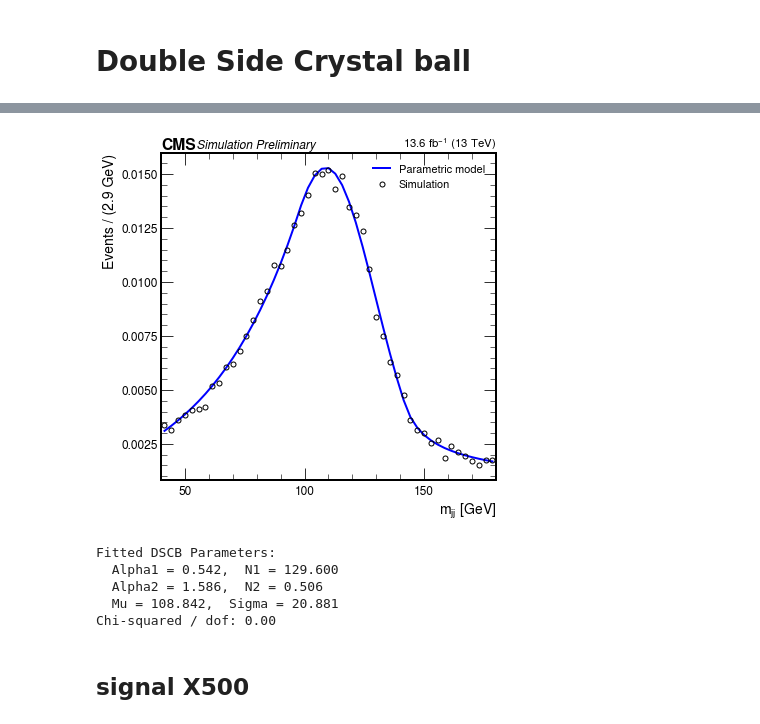
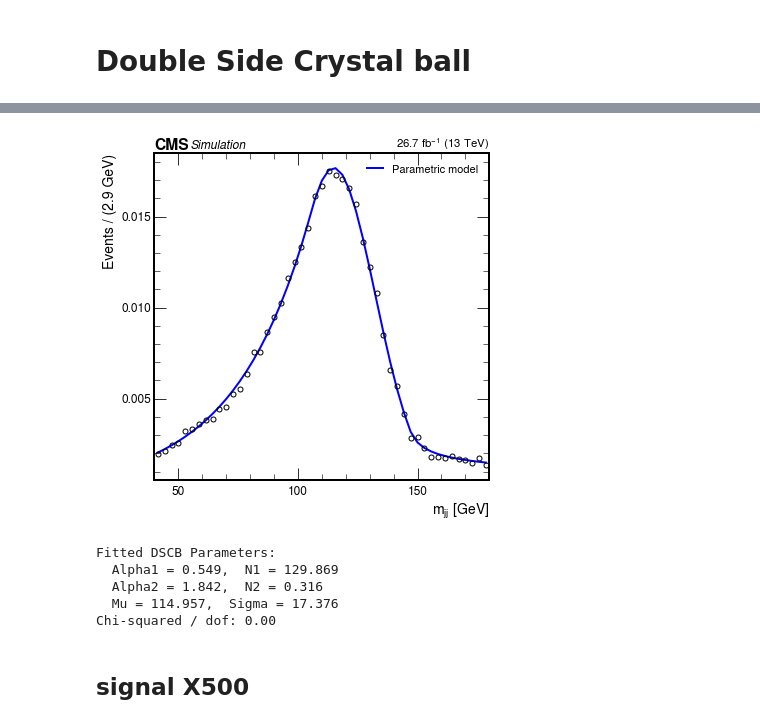
Before and after one commit to tiwariPC/hhbbgg_AwkwardAnalyzer, a Jupyter notebook: stats_study/notebook_signal_fitting/signal_mass_fitting_final.ipynb, the cells around one changed output, grey strips where cells are left out. Drawn from its saved outputs; the diff is of its cells as text; code cells hidden in the pictures.

```diff
--- a/stats_study/notebook_signal_fitting/signal_mass_fitting_final.ipynb
+++ b/stats_study/notebook_signal_fitting/signal_mass_fitting_final.ipynb
@@ -836,14 +836,14 @@ chi2_dscb = chi2_val / dof if dof > 0 else 0  # Avoid division by zero
 plt.figure(figsize=(6, 6))
 
 # Plot simulation points (black circles)
-plt.errorbar(bin_centers, hist_vals, fmt="o", color="black", markersize=5, label="Simulation",markerfacecolor='none')
+plt.errorbar(bin_centers, hist_vals, fmt="o", color="black", markersize=5, label="",markerfacecolor='none')
 
 # Plot the parametric model (smooth blue curve)
 plt.plot(bin_centers, fitted_dscb, "b-", linewidth=2, label="Parametric model")
 
 # Apply CMS Label
 # Apply CMS Label with "Preliminary"
-hep.cms.label(data=False, lumi=13.6, loc=0, fontsize=12, label="Preliminary")
+hep.cms.label(data=False, lumi=26.7, loc=0, fontsize=12, label="")
 
 # Labels
 plt.xlabel(r"$m_{jj}$ [GeV]", fontsize=14)
@@ -857,40 +857,40 @@ plt.xticks(fontsize=12)
 plt.yticks(fontsize=12)
 plt.xlim(mass_min, mass_max)
 
 # # Add fit parameters to the plot
 # param_text = (
 #     rf"$\alpha_1 = {params_dscb[0]:.2f}$" + "\n" +
 #     rf"$n_1 = {params_dscb[1]:.2f}$" + "\n" +
 #     rf"$\alpha_2 = {params_dscb[2]:.2f}$" + "\n" +
 #     rf"$n_2 = {params_dscb[3]:.2f}$" + "\n" +
 #     rf"$\mu = {params_dscb[4]:.2f}$ GeV" + "\n" +
 #     rf"$\sigma = {params_dscb[5]:.2f}$ GeV" + "\n" +
 #     rf"$\chi^2/\mathrm{{dof}} = {chi2_dscb:.2f}$"
 # )
 
 # # Place the text in the upper left
 # plt.text(0.05, 0.75, param_text, transform=plt.gca().transAxes,
 #          fontsize=12, verticalalignment='top', horizontalalignment = 'right',
 #          bbox=dict(boxstyle="round,pad=0.3",
 #                    edgecolor="black", facecolor="white"))
 
 output_dir = "/afs/cern.ch/user/s/sraj/sraj/www/CUA/HH-bbgg/stat_study/"
-plt.savefig(f"{output_dir}Doubleside_CrystalBall_Fit_bkg_Dibjet_mass.png")
-plt.savefig(f"{output_dir}Doubleside_CrystalBall_Fit_bkg_Dibjet_mass.pdf")
+plt.savefig(f"{output_dir}Doubleside_CrystalBall_Fit_bkg_Dibjet_mass_X400_Y125.png")
+plt.savefig(f"{output_dir}Doubleside_CrystalBall_Fit_bkg_Dibjet_mass_X400_Y125.pdf")
 plt.show()
 
 # Print Fit Parameters
 print(f"Fitted DSCB Parameters:")
 print(f"  Alpha1 = {params_dscb[0]:.3f},  N1 = {params_dscb[1]:.3f}")
 print(f"  Alpha2 = {params_dscb[2]:.3f},  N2 = {params_dscb[3]:.3f}")
 print(f"  Mu = {params_dscb[4]:.3f},  Sigma = {params_dscb[5]:.3f}")
 print(f"Chi-squared / dof: {chi2_dscb:.2f}")
 # %% [output]
-[figure, old version]
+[figure, new version]
 Fitted DSCB Parameters:
-  Alpha1 = 0.542,  N1 = 129.600
-  Alpha2 = 1.586,  N2 = 0.506
-  Mu = 108.842,  Sigma = 20.881
+  Alpha1 = 0.549,  N1 = 129.869
+  Alpha2 = 1.842,  N2 = 0.316
+  Mu = 114.957,  Sigma = 17.376
 Chi-squared / dof: 0.00
 # %% [markdown]
 ## signal X500
```
Also changed, not shown: parts of 9 cells of this notebook, 5 other files.
